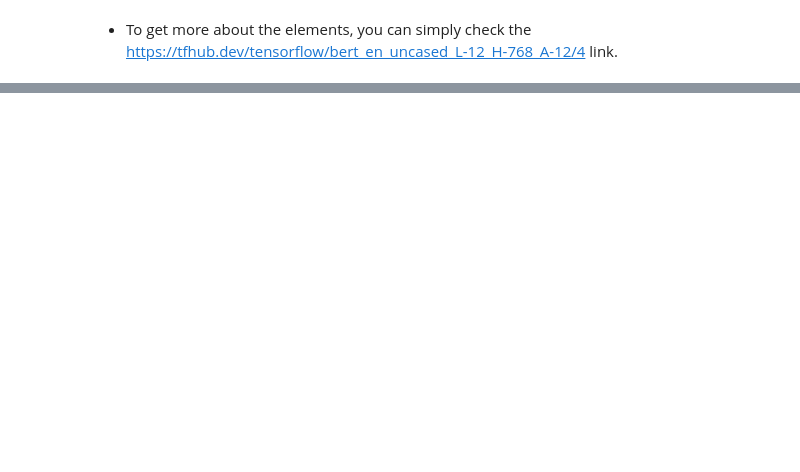
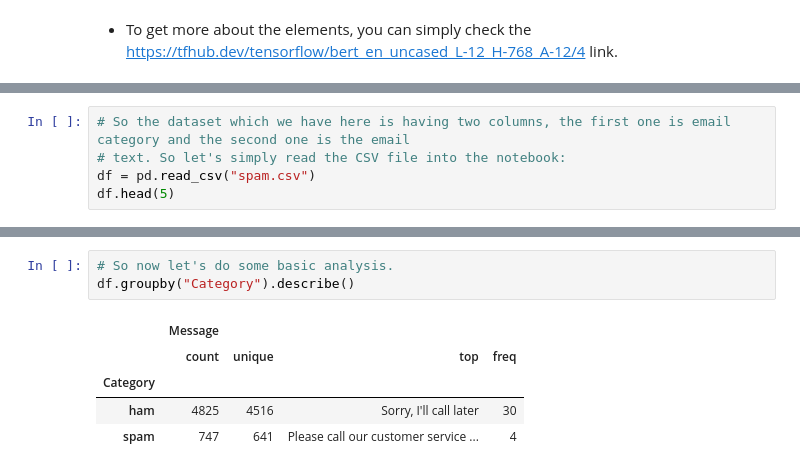
Before and after one commit to mujtabaSultani01/Deep-Learning, a Jupyter notebook: BERT 23/BERT (DL - 23).ipynb, the cells around one changed output, grey strips where cells are left out. Drawn from its saved outputs; the diff is of its cells as text; blank space fills up the shorter version.

```diff
--- a/BERT 23/BERT (DL - 23).ipynb
+++ b/BERT 23/BERT (DL - 23).ipynb
@@ -131,0 +233,5 @@ bert_results['encoder_outputs'][0]
+# %%
+# So the dataset which we have here is having two columns, the first one is email category and the second one is the email
+# text. So let's simply read the CSV file into the notebook:
+df = pd.read_csv("spam.csv")
+df.head(5)
@@ -131,0 +245,9 @@ bert_results['encoder_outputs'][0]
+# %%
+# So now let's do some basic analysis.
+df.groupby("Category").describe()
+# %% [output]
+|  | Message |  |  |  |
+|  | count | unique | top | freq |
+| Category |  |  |  |  |
+| ham | 4825 | 4516 | Sorry, I'll call later | 30 |
+| spam | 747 | 641 | Please call our customer service ... | 4 |
```
Also changed, not shown: parts of 36 cells of this notebook, 4 other files.
